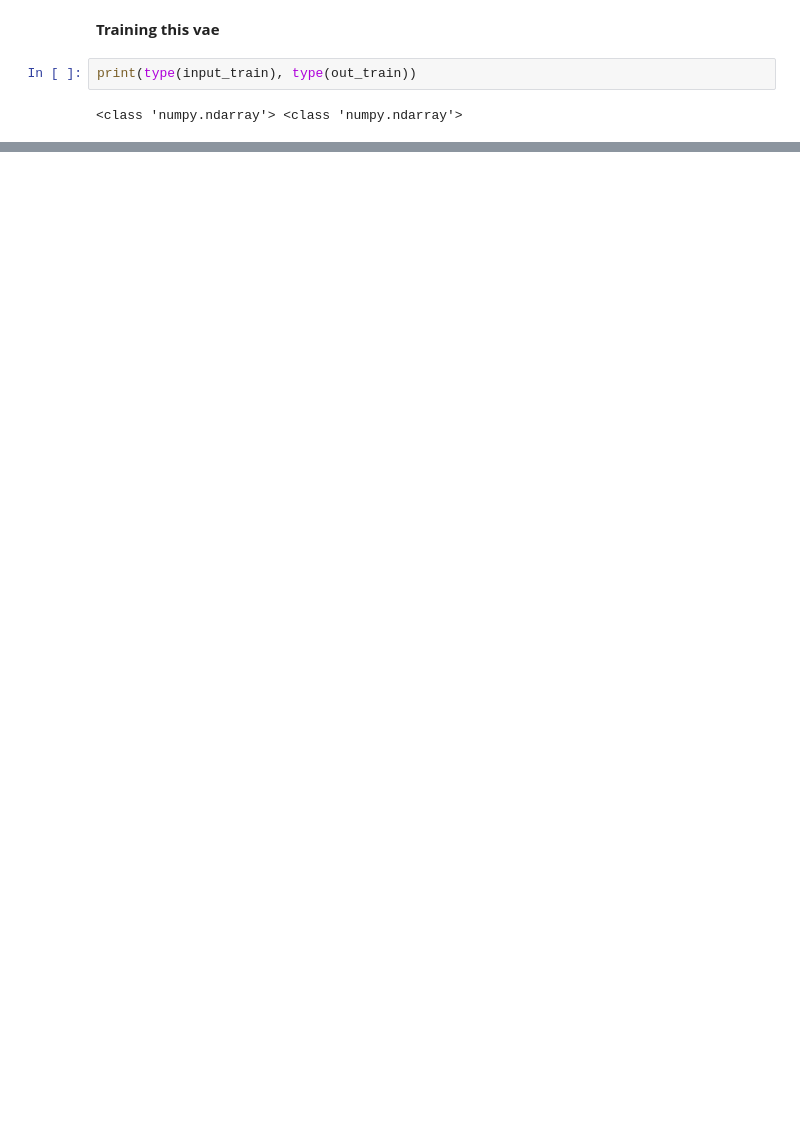
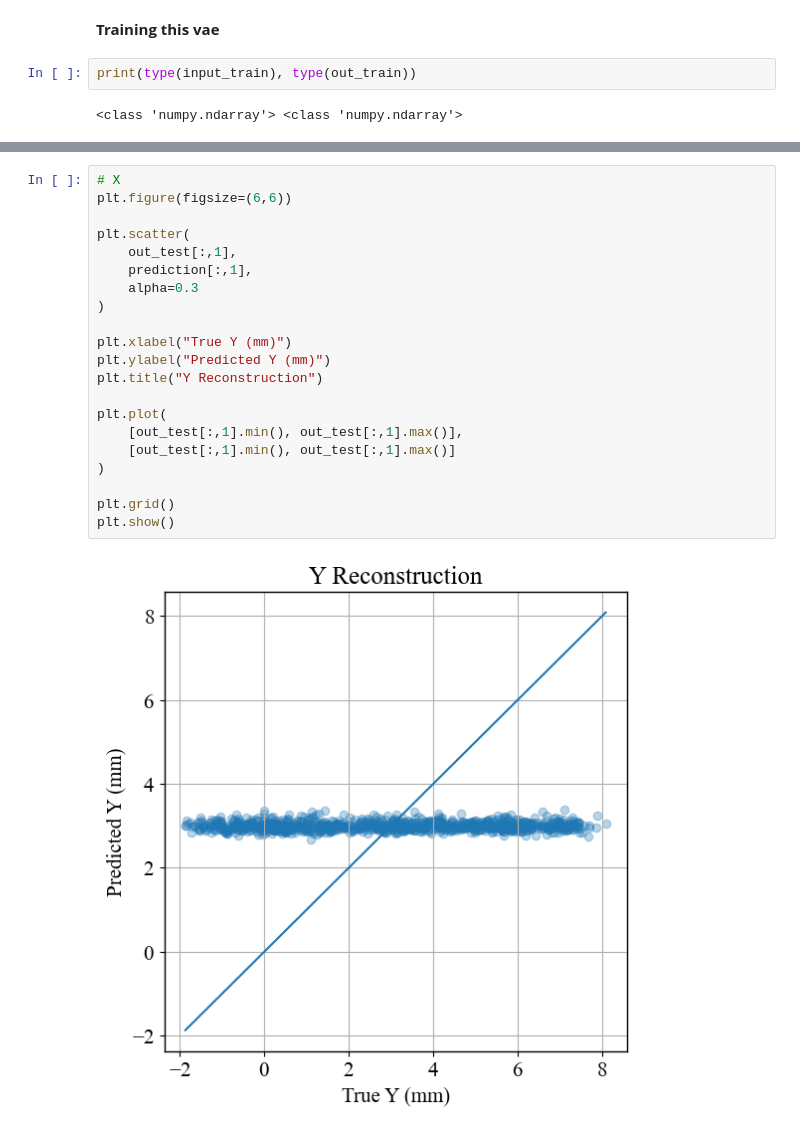
Before and after one commit to ruthhodgson/qe_pet_vae, a Jupyter notebook: vae.ipynb, the cells around one changed output, grey strips where cells are left out. Saved outputs shown, nothing was run; the diff lists cells and outputs as text; blank space fills up the shorter version.

```diff
--- a/vae.ipynb
+++ b/vae.ipynb
@@ -344,0 +455,23 @@ Epoch 50/50
+# %%
+# X
+plt.figure(figsize=(6,6))
+
+plt.scatter(
+    out_test[:,1],
+    prediction[:,1],
+    alpha=0.3
+)
+
+plt.xlabel("True Y (mm)")
+plt.ylabel("Predicted Y (mm)")
+plt.title("Y Reconstruction")
+
+plt.plot(
+    [out_test[:,1].min(), out_test[:,1].max()],
+    [out_test[:,1].min(), out_test[:,1].max()]
+)
+
+plt.grid()
+plt.show()
+# %% [output]
+[figure, added]
```
Also changed, not shown: parts of 14 cells of this notebook.
